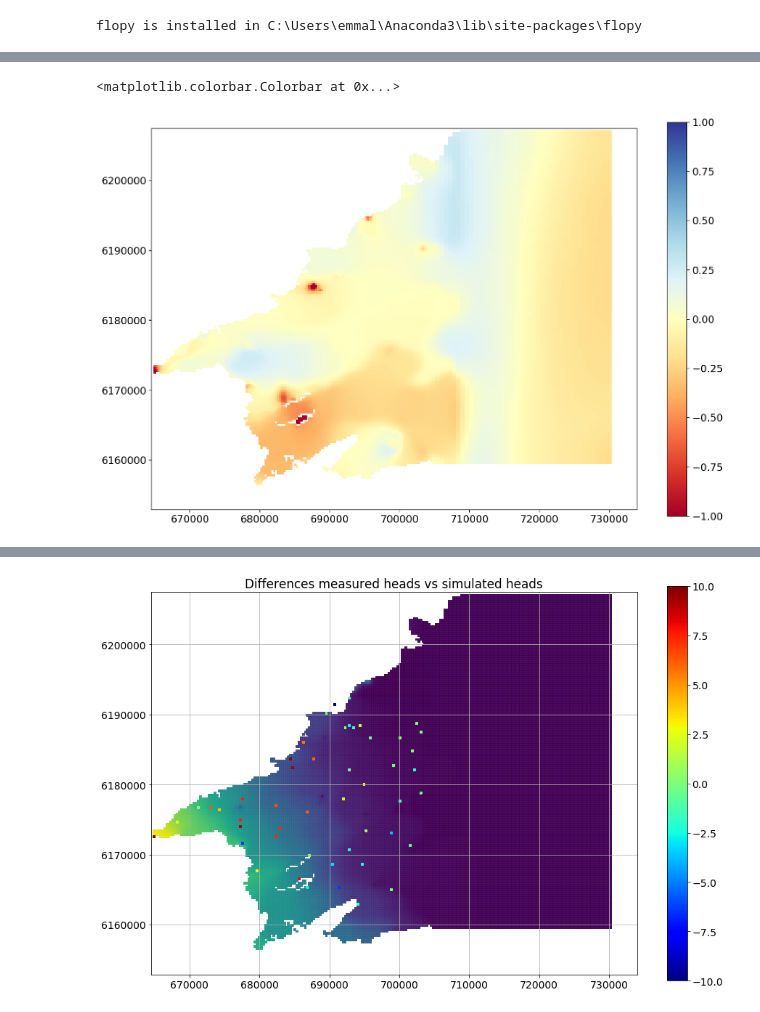
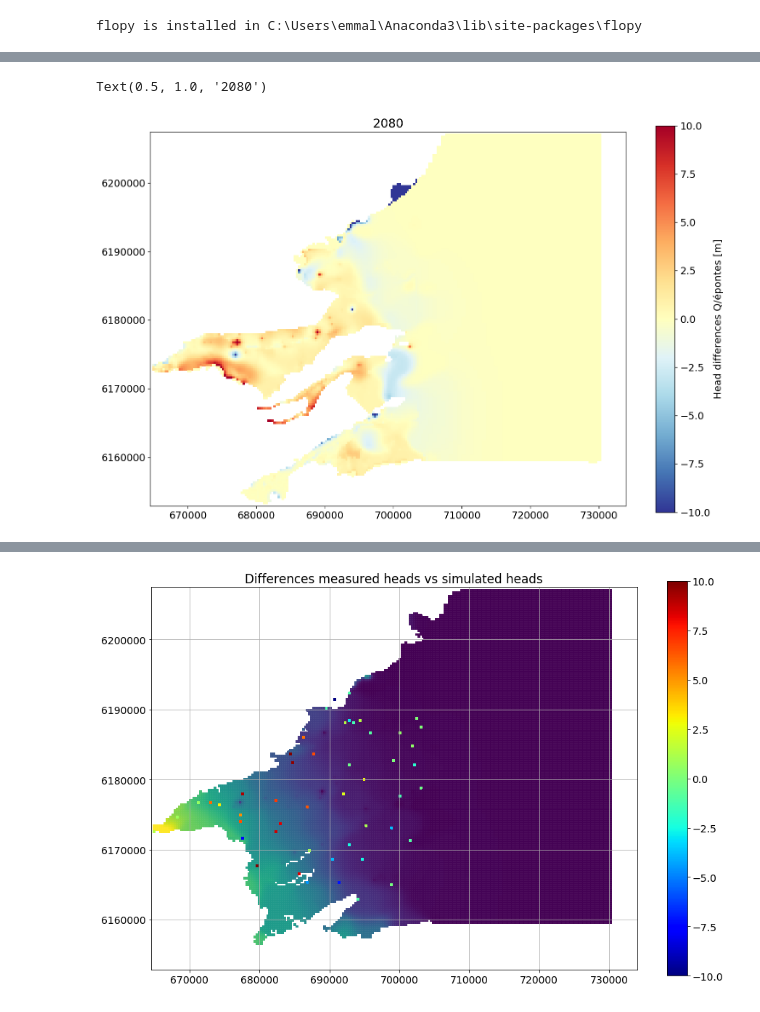
Before and after one commit to LudovicSchorpp/TM_Ludovic_Schorpp, a Jupyter notebook: codes_flopy/pred_clim/I3D_2700/I3D_2700.ipynb, the cells around one changed output, grey strips where cells are left out. Saved outputs shown, nothing was run; the diff lists cells and outputs as text; code cells hidden in the pictures.

Commit message:
up chgt clim

```diff
--- a/codes_flopy/pred_clim/I3D_2700/I3D_2700.ipynb
+++ b/codes_flopy/pred_clim/I3D_2700/I3D_2700.ipynb
@@ -446,15 +424,16 @@ ax.grid()
 # %%
-head_2013 = get_heads("pest_3D_R","../../PEST++inv/3D_pp2700_VarQ0.5_a3000_VarP0.5_a5000/master_glm")
-
 # initialize plot
 fig = plt.figure(figsize=(15,10),dpi=120)
-layer = 3
+layer = 1
 ax  = plt.subplot(1, 1,1, aspect='equal')
 ml = fp.plot.PlotMapView(model=m,layer=layer)
 
-hmesh = ml.plot_array(head_2013[layer]-head[layer],masked_values=[0,1e30],cmap="RdYlBu")
-hmesh.set_clim(-1,1)
-plt.colorbar(hmesh)
+hmesh = ml.plot_array(head_2080[layer]-head_2080[2],masked_values=[0,1e30],cmap="RdYlBu_r")
+hmesh.set_clim(-10,10)
+c=plt.colorbar(hmesh)
+c.set_label("Head differences Q/épontes [m]")
+
+plt.title("2080")
 # %% [output]
-<matplotlib.colorbar.Colorbar at 0x...>
+Text(0.5, 1.0, '2080')
-[figure, old version]
+[figure, new version]
```
Also changed, not shown: parts of 16 cells of this notebook, 31 other files.
